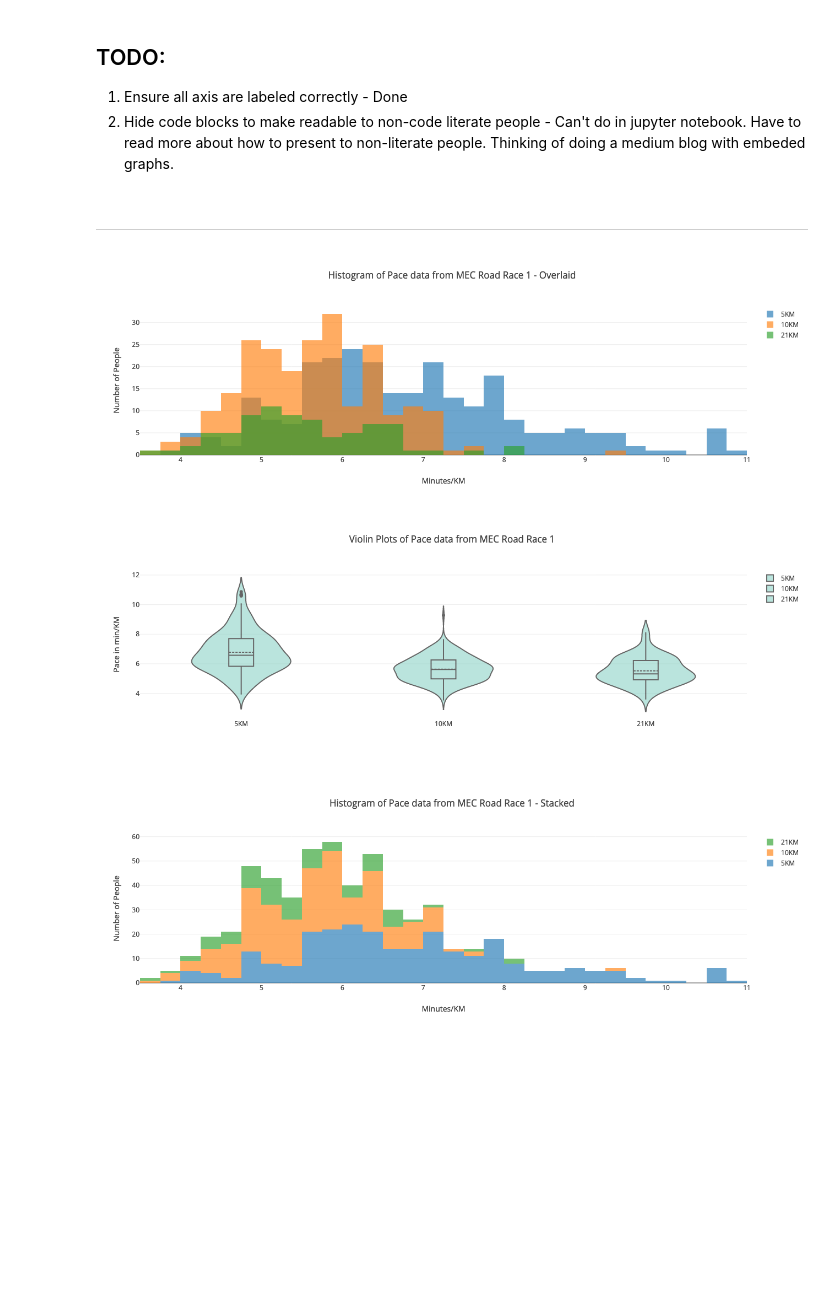
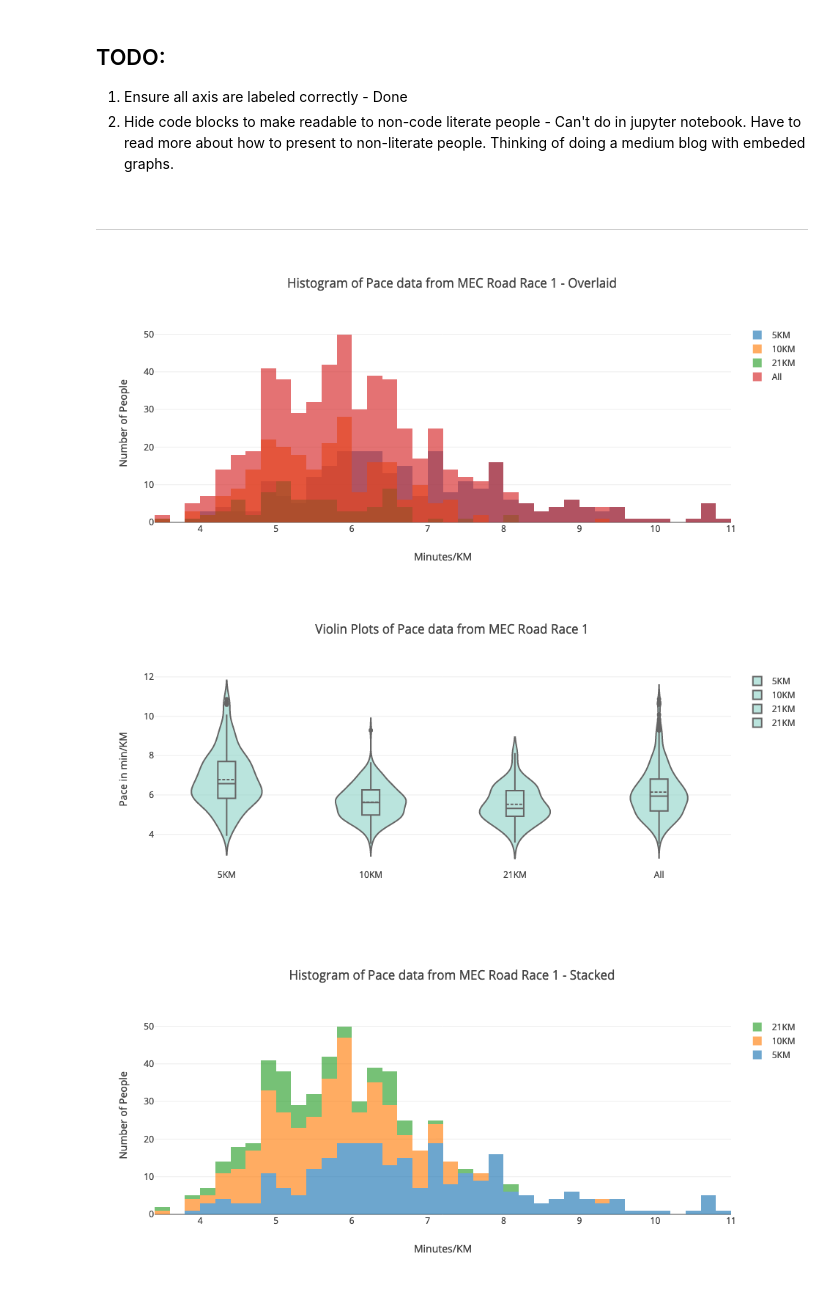
Before and after one commit to jimprince/analysis, a Jupyter notebook: MEC_Race_Pacing/MEC_Race.ipynb, the cells around one changed output. Cells and saved outputs as stored; diff of their text form; code cells hidden in the pictures; blank space fills up the shorter version.

Commit message:
Added "all" section to violin graph and histogram.

```diff
--- a/MEC_Race_Pacing/MEC_Race.ipynb
+++ b/MEC_Race_Pacing/MEC_Race.ipynb
@@ -42,6 +42,11 @@ races = [five, ten, half]
 races_str = ["5KM", "10KM", "21KM"]
 histograms = []
 violins = []
+all_races = pd.DataFrame()
+bins = dict(
+            start='3',
+            end='12',
+            size= '0.2')
 
 for race, race_str in zip(races, races_str):
     new = race["pace_km"].str.split(":", n = 1, expand = True)
@@ -51,15 +56,13 @@ for race, race_str in zip(races, races_str):
     race["pace_s"] = new.m * 60 + new.s
     race["pace_m"] = race.pace_s / 60.0
     race["distance"] = race_str
+    all_races.append(pd.DataFrame({"A": range(3)}))
     histograms.append(
         go.Histogram(
             x=race["pace_m"],
             name=race_str,
             opacity=0.65,
-            xbins=dict(
-                start='3',
-                end='12',
-                size= '0.25'),
+            xbins=bins,
                 )
     )
 
@@ -82,38 +85,70 @@ for race, race_str in zip(races, races_str):
             "x0": 'Total Bill'
         })
 
+all_races = pd.concat([five, ten, half])
+all_races["distance"] = "All"
+# print(all_races)
+
+
+histograms.append(
+    go.Histogram(
+        x=all_races["pace_m"],
+        name="All",
+        opacity=0.65,
+        xbins=bins,
+    )
+)
+
+violins.append({
+            "type": 'violin',
+            "y": all_races["pace_m"],
+            "x" : all_races["distance"],
+            "name": race_str,
+            "box": {
+                "visible": True
+            },
+            "line": {
+                "color": 'black'
+            },
+            "meanline": {
+                "visible": True
+            },
+            "fillcolor": '#8dd3c7',
+            "opacity": 0.6,
+            "x0": 'Total Bill'
+        })
 
 
 data = histograms
 layout = go.Layout(barmode='overlay', title="Histogram of Pace data from MEC Road Race 1 - Overlaid")
 layout["xaxis.title"] = "Minutes/KM"
 layout["yaxis.title"] = "Number of People"
 fig = go.Figure(data=data, layout=layout)
 offline.iplot(fig, filename='stacked-subplots-shared-xaxes')
 
 
 
 data2 = violins
 fig2 = {
     "data": data2,
     "layout" : {
         "title": "Violin Plots of Pace data from MEC Road Race 1",
         "yaxis": {
             "zeroline": False,
             "title": "Pace in min/KM"
         }
     }
 }
 offline.iplot(fig2, filename='stacked-subplots-shared-xaxes')
 
 
-data3 = histograms
+data3 = histograms[:-1]
 layout3 = go.Layout(barmode='stack', title="Histogram of Pace data from MEC Road Race 1 - Stacked")
 layout3["xaxis.title"] = "Minutes/KM"
 layout3["yaxis.title"] = "Number of People"
 fig3 = go.Figure(data=data3, layout=layout3)
 offline.iplot(fig3, filename='stacked-subplots-shared-xaxes')
 # %% [output]
-[figure, old version]
+[figure, new version]
-[figure, old version]
+[figure, new version]
-[figure, old version]
+[figure, new version]
```
